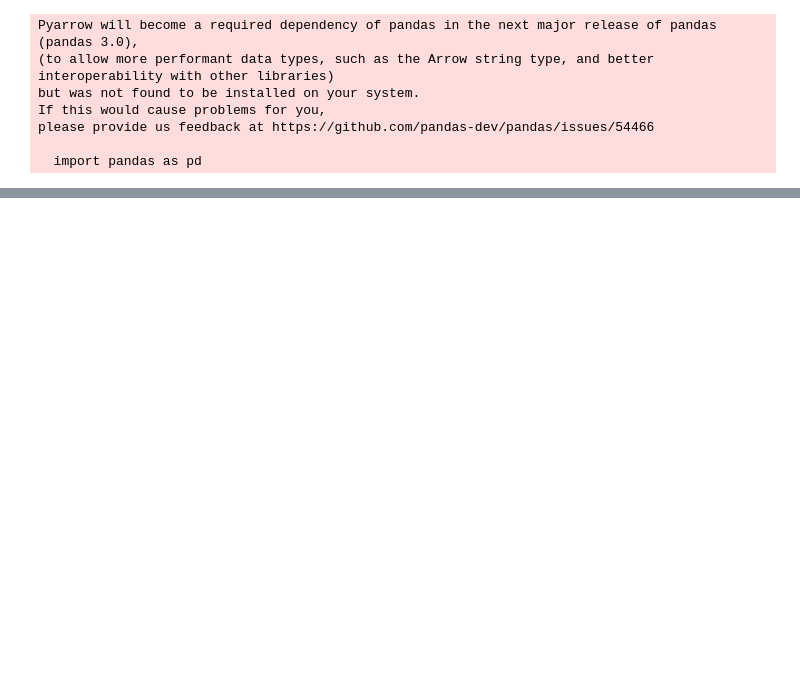
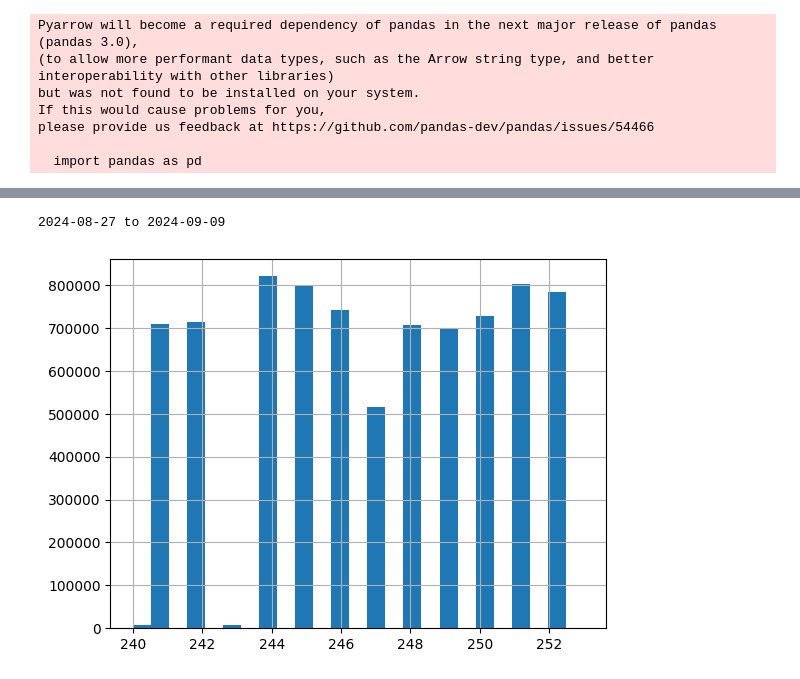
Before and after one commit to elgonio/TK8-thing, a Jupyter notebook: data_processing.ipynb, the cells around one changed output, grey strips where cells are left out. Cells and saved outputs as stored; diff of their text form; code cells hidden in the pictures; blank space fills up the shorter version.

```diff
--- a/data_processing.ipynb
+++ b/data_processing.ipynb
@@ -21,6 +21,6 @@ from plotting import plot_win_rates, plot_most_popular_characters, plot_rank_dis
 # %%
 %matplotlib inline
 # %%
-jsons_directory = './output/data_2'
+jsons_directory = './output/data3'
 master_df = read_data_into_dataframe(jsons_directory)
 # %% [output]
@@ -33,13 +52,16 @@ master_df.to_json('output/replays.json')
 # %%
 # convert from unix timestamp to datetime
 master_df['battle_at'] = pd.to_datetime(master_df['battle_at'], unit='s')
 
 # plot distribution of time of day game was played
-master_df['battle_at'].dt.hour.hist(bins=25)
+master_df['battle_at'].dt.dayofyear.hist(bins=25)
 
 # get the date range of the data as a human readable string
 data_date_range = f"{master_df['battle_at'].dt.date.min()} to {master_df['battle_at'].dt.date.max()}"
 print(data_date_range)
+# %% [output]
+2024-08-27 to 2024-09-09
+[figure, added]
 # %%
 unique_players = get_unique_players(master_df)
 beginner_players, intemediate_players, advanced_players, master_players = split_unique_players(unique_players)
```
Also changed, not shown: parts of 13 cells of this notebook, 17 other files.
